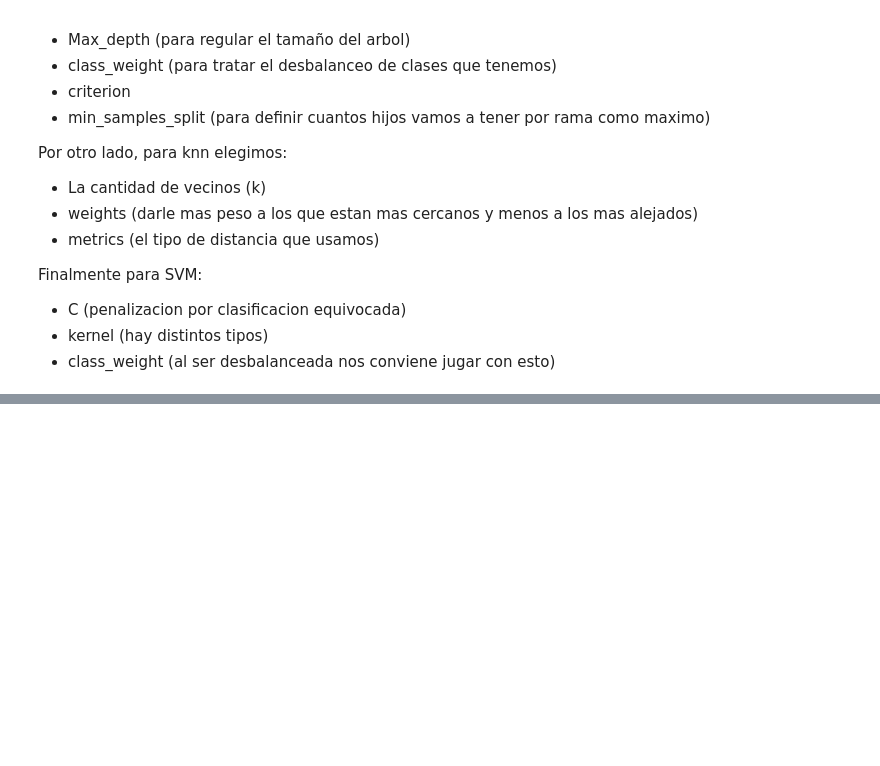
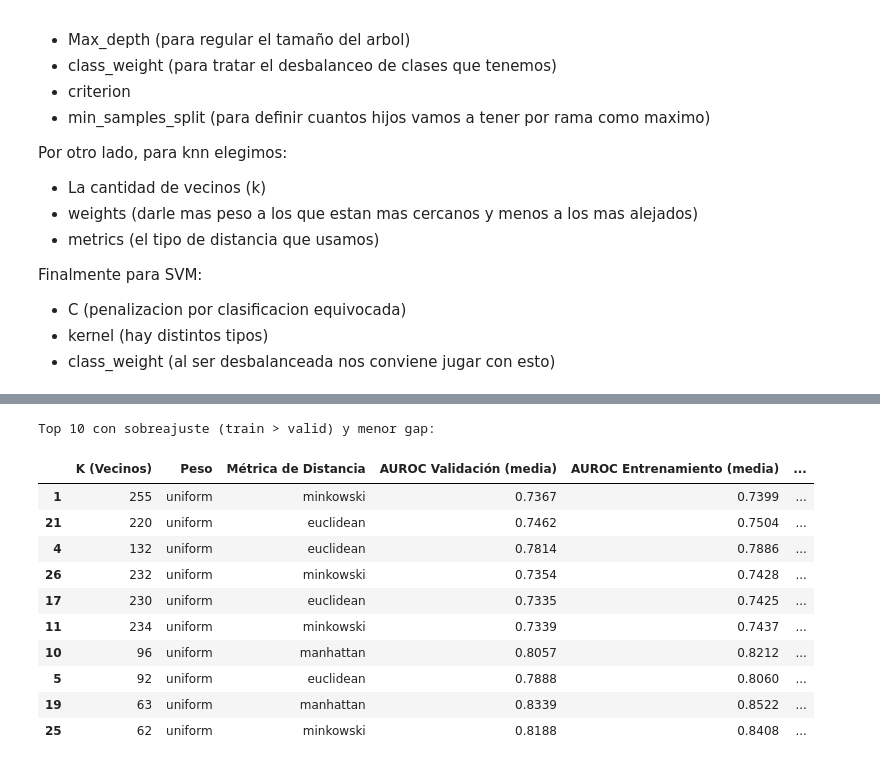
Before and after one commit to EmiLaPiola/NumLabIMC, a Jupyter notebook: Copia_de_TP_automático.ipynb, the cells around one changed output, grey strips where cells are left out. Drawn from its saved outputs; the diff is of its cells as text; code cells hidden in the pictures; blank space fills up the shorter version.

```diff
--- a/Copia_de_TP_automático.ipynb
+++ b/Copia_de_TP_automático.ipynb
@@ -532,0 +611,44 @@ Mejor AUROC promedio en validación: 0.6910624046529368
+# %%
+# a ver veamos cuales son los que menos sobreajustan pero que tambien son buenos
+
+cvres_overfit = cvres_knn.copy()
+cvres_overfit = cvres_overfit[cvres_overfit["mean_train_score"] > cvres_overfit["mean_test_score"]]
+cvres_overfit["generalization_gap"] = (cvres_overfit["mean_train_score"] - cvres_overfit["mean_test_score"]).abs()
+
+# ordenamos por menor gap y, a igualdad de gap, mejor AUROC de validación
+cvres_overfit = cvres_overfit.sort_values(
+    by=["generalization_gap","mean_test_score"],
+    ascending=[True,False]
+)
+
+cols_overfit = [
+    "param_n_neighbors",
+    "param_weights",
+    "param_metric",
+    "mean_test_score",
+    "mean_train_score",
+    "generalization_gap",
+]
+
+mapeo_nombres_knn["generalization_gap"] = "Gap |Train - Val|"
+
+print("\nTop 10 con sobreajuste (train > valid) y menor gap:")
+display(
+    cvres_overfit[cols_overfit]
+    .head(10)
+    .round(4)
+    .rename(columns=mapeo_nombres_knn)
+)
+# %% [output]
+Top 10 con sobreajuste (train > valid) y menor gap:
+|  | K (Vecinos) | Peso | Métrica de Distancia | AUROC Validación (media) | AUROC Entrenamiento (media) | ... |
+| 1 | 255 | uniform | minkowski | 0.7367 | 0.7399 | ... |
+| 21 | 220 | uniform | euclidean | 0.7462 | 0.7504 | ... |
+| 4 | 132 | uniform | euclidean | 0.7814 | 0.7886 | ... |
+| 26 | 232 | uniform | minkowski | 0.7354 | 0.7428 | ... |
+| 17 | 230 | uniform | euclidean | 0.7335 | 0.7425 | ... |
+| 11 | 234 | uniform | minkowski | 0.7339 | 0.7437 | ... |
+| 10 | 96 | uniform | manhattan | 0.8057 | 0.8212 | ... |
+| 5 | 92 | uniform | euclidean | 0.7888 | 0.8060 | ... |
+| 19 | 63 | uniform | manhattan | 0.8339 | 0.8522 | ... |
+| 25 | 62 | uniform | minkowski | 0.8188 | 0.8408 | ... |
```
Also changed, not shown: parts of 16 cells of this notebook.
